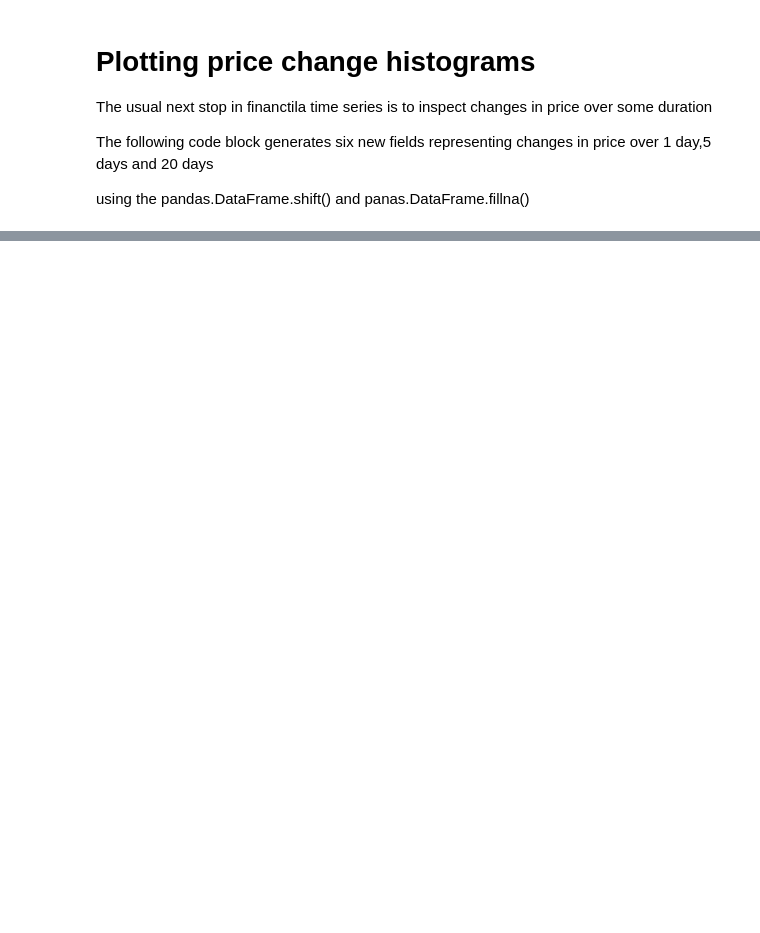
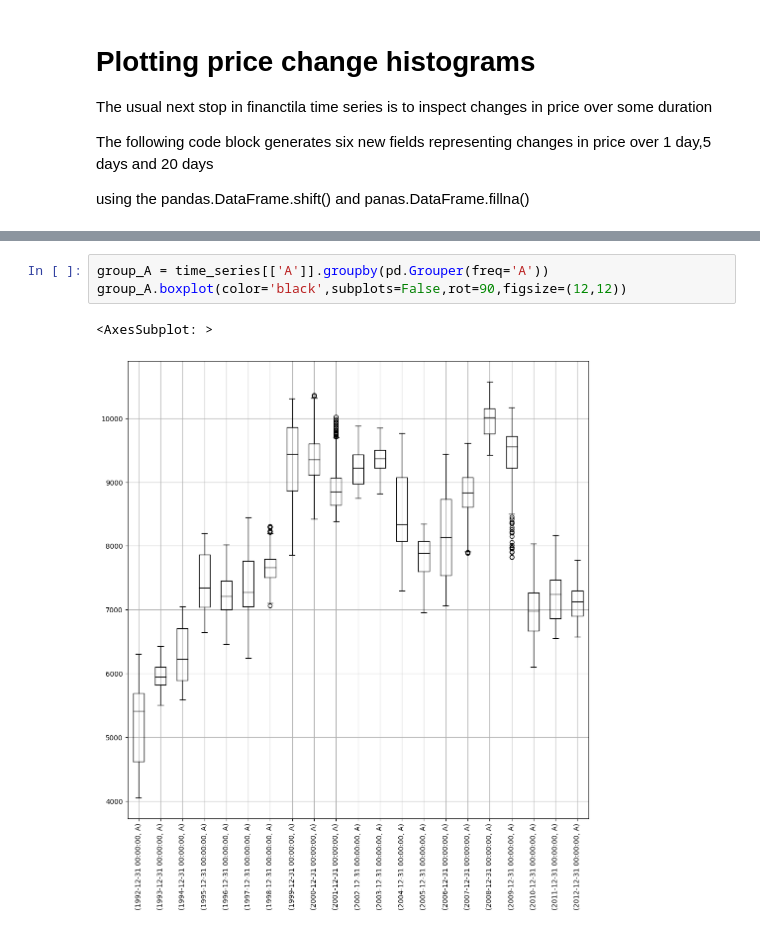
Before and after one commit to Jeffery77/Algo-Trading-Basics, a Jupyter notebook: chapter5/dataVIsualization.ipynb, the cells around one changed output, grey strips where cells are left out. Cells and saved outputs as stored; diff of their text form; blank space fills up the shorter version.

```diff
--- a/chapter5/dataVIsualization.ipynb
+++ b/chapter5/dataVIsualization.ipynb
@@ -389,0 +432,6 @@ time_series_deltas
+# %%
+group_A = time_series[['A']].groupby(pd.Grouper(freq='A'))
+group_A.boxplot(color='black',subplots=False,rot=90,figsize=(12,12))
+# %% [output]
+<AxesSubplot: >
+[figure, added]
```
Also changed, not shown: parts of 26 cells of this notebook.
